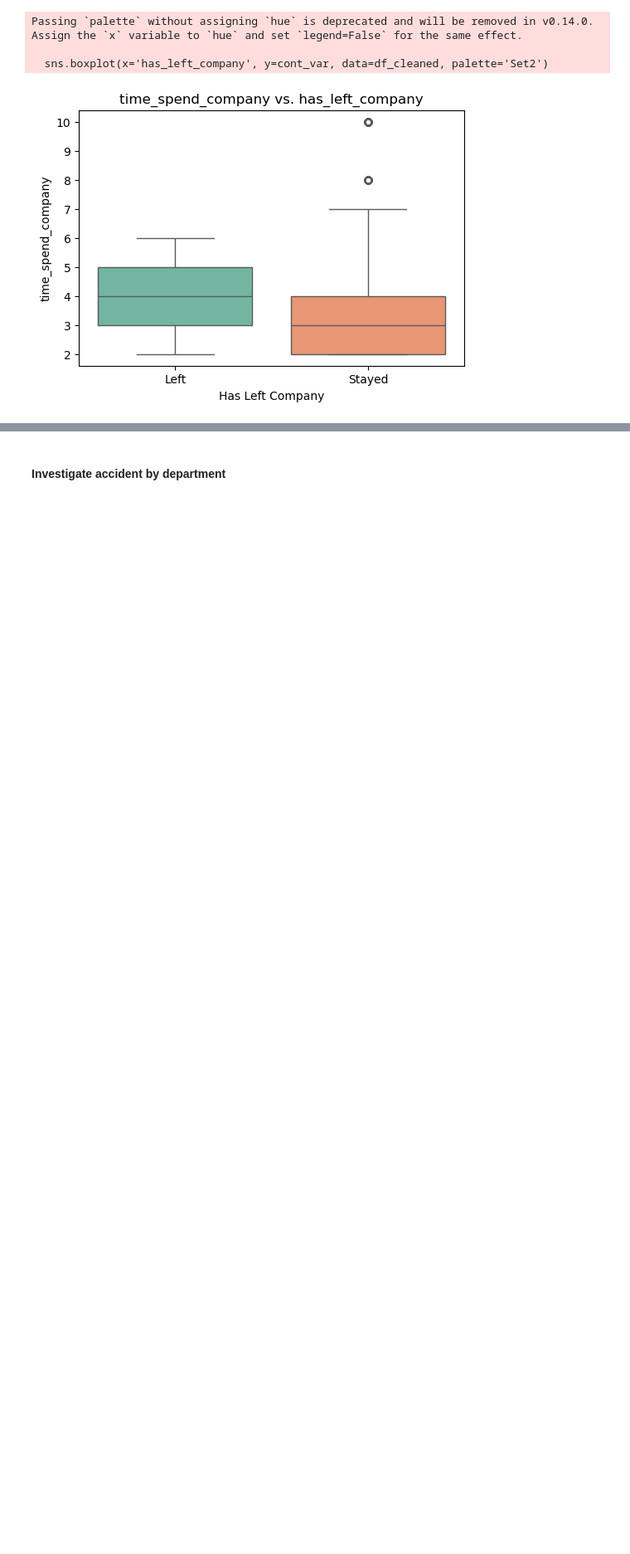
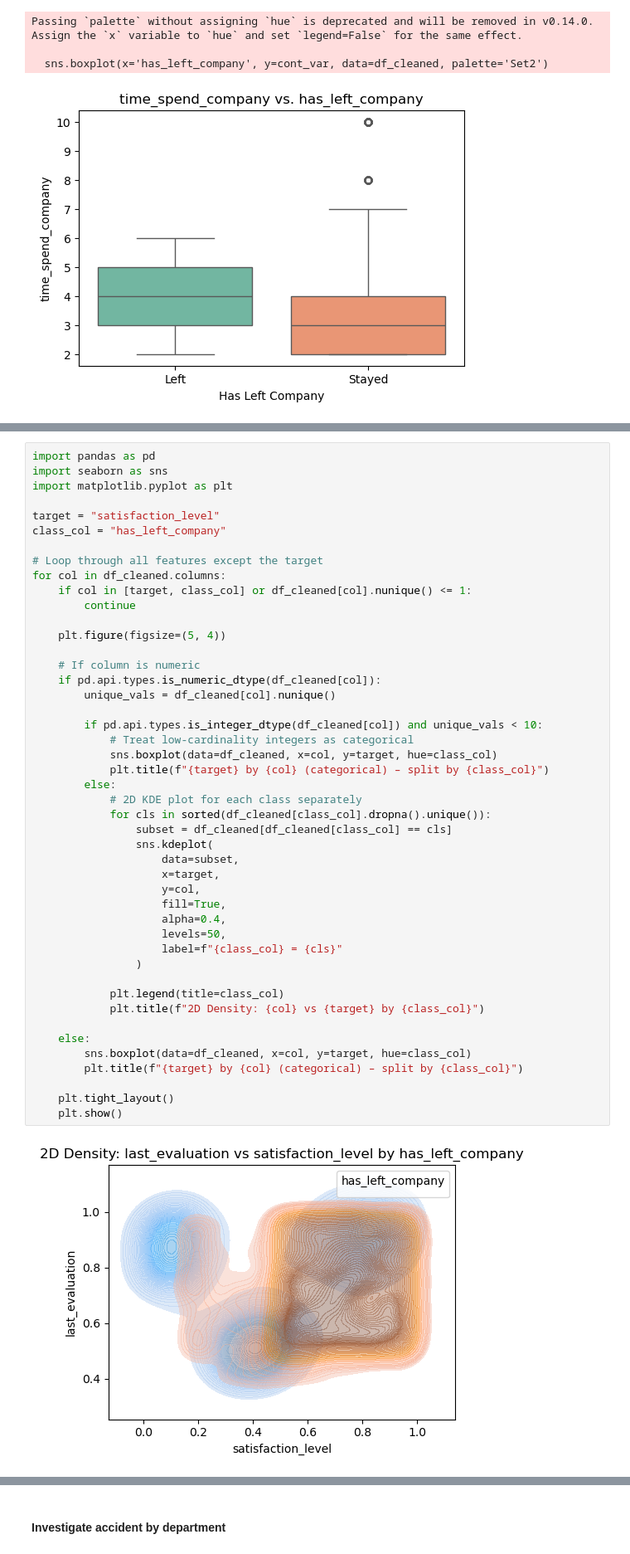
Before and after one commit to lukasadam/Google-Advanced-Data-Analytics-Capstone-Project, a Jupyter notebook: notebooks/2_exploratory_analysis.ipynb, the cells around one changed output, grey strips where cells are left out. Shown at 83% size. Cells and saved outputs as stored; diff of their text form; blank space fills up the shorter version.

```diff
--- a/notebooks/2_exploratory_analysis.ipynb
+++ b/notebooks/2_exploratory_analysis.ipynb
@@ -235,0 +279,48 @@ Passing `palette` without assigning `hue` is deprecated and will be removed in v
+# %%
+import pandas as pd
+import seaborn as sns
+import matplotlib.pyplot as plt
+
+target = "satisfaction_level"
+class_col = "has_left_company"
+
+# Loop through all features except the target
+for col in df_cleaned.columns:
+    if col in [target, class_col] or df_cleaned[col].nunique() <= 1:
+        continue
+
+    plt.figure(figsize=(5, 4))
+
+    # If column is numeric
+    if pd.api.types.is_numeric_dtype(df_cleaned[col]):
+        unique_vals = df_cleaned[col].nunique()
+
+        if pd.api.types.is_integer_dtype(df_cleaned[col]) and unique_vals < 10:
+            # Treat low-cardinality integers as categorical
+            sns.boxplot(data=df_cleaned, x=col, y=target, hue=class_col)
+            plt.title(f"{target} by {col} (categorical) – split by {class_col}")
+        else:
+            # 2D KDE plot for each class separately
+            for cls in sorted(df_cleaned[class_col].dropna().unique()):
+                subset = df_cleaned[df_cleaned[class_col] == cls]
+                sns.kdeplot(
+                    data=subset,
+                    x=target,
+                    y=col,
+                    fill=True,
+                    alpha=0.4,
+                    levels=50,
+                    label=f"{class_col} = {cls}"
+                )
+
+            plt.legend(title=class_col)
+            plt.title(f"2D Density: {col} vs {target} by {class_col}")
+
+    else:
+        sns.boxplot(data=df_cleaned, x=col, y=target, hue=class_col)
+        plt.title(f"{target} by {col} (categorical) – split by {class_col}")
+
+    plt.tight_layout()
+    plt.show()
+# %% [output]
+[figure, added]
```
Also changed, not shown: parts of 25 cells of this notebook, 1 other file.
